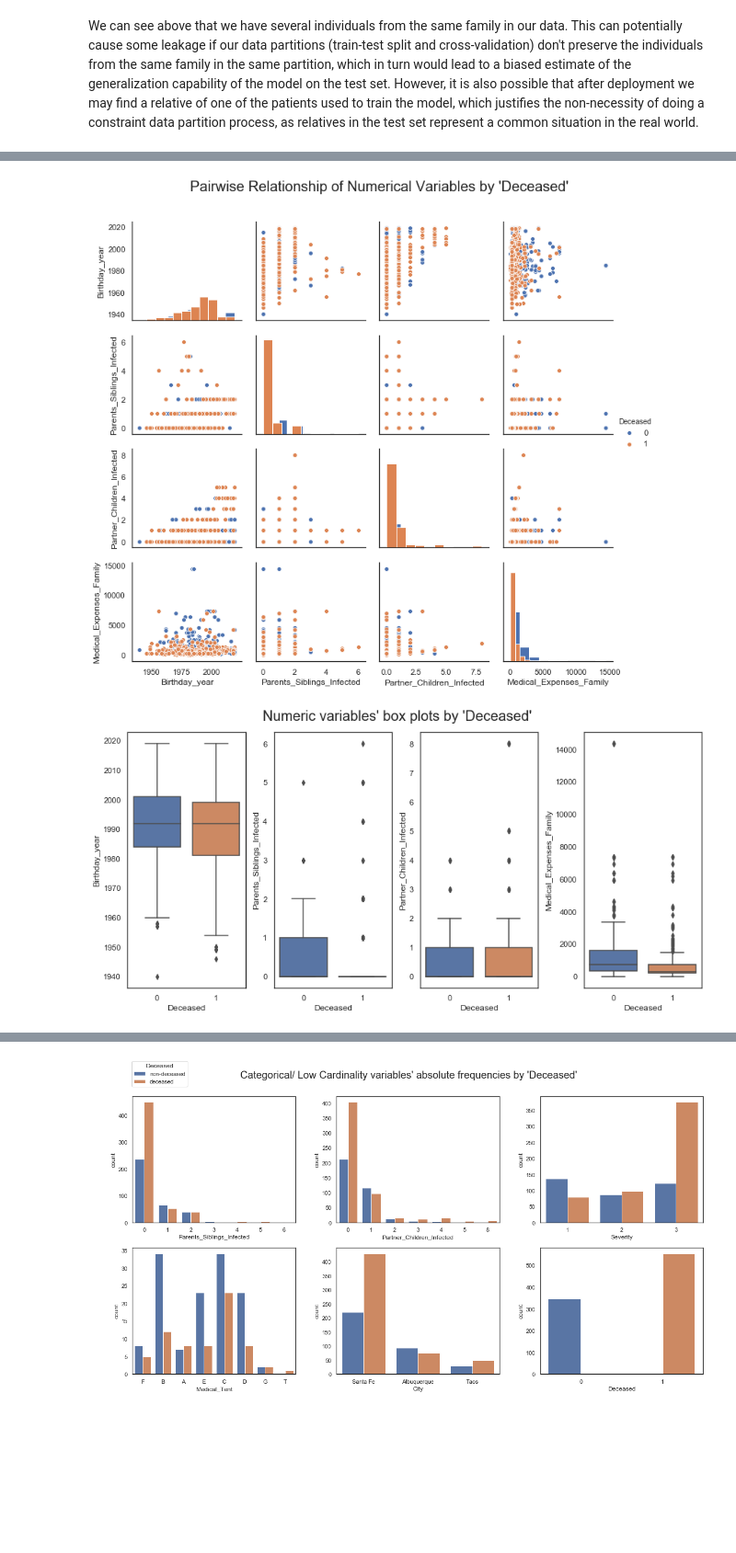
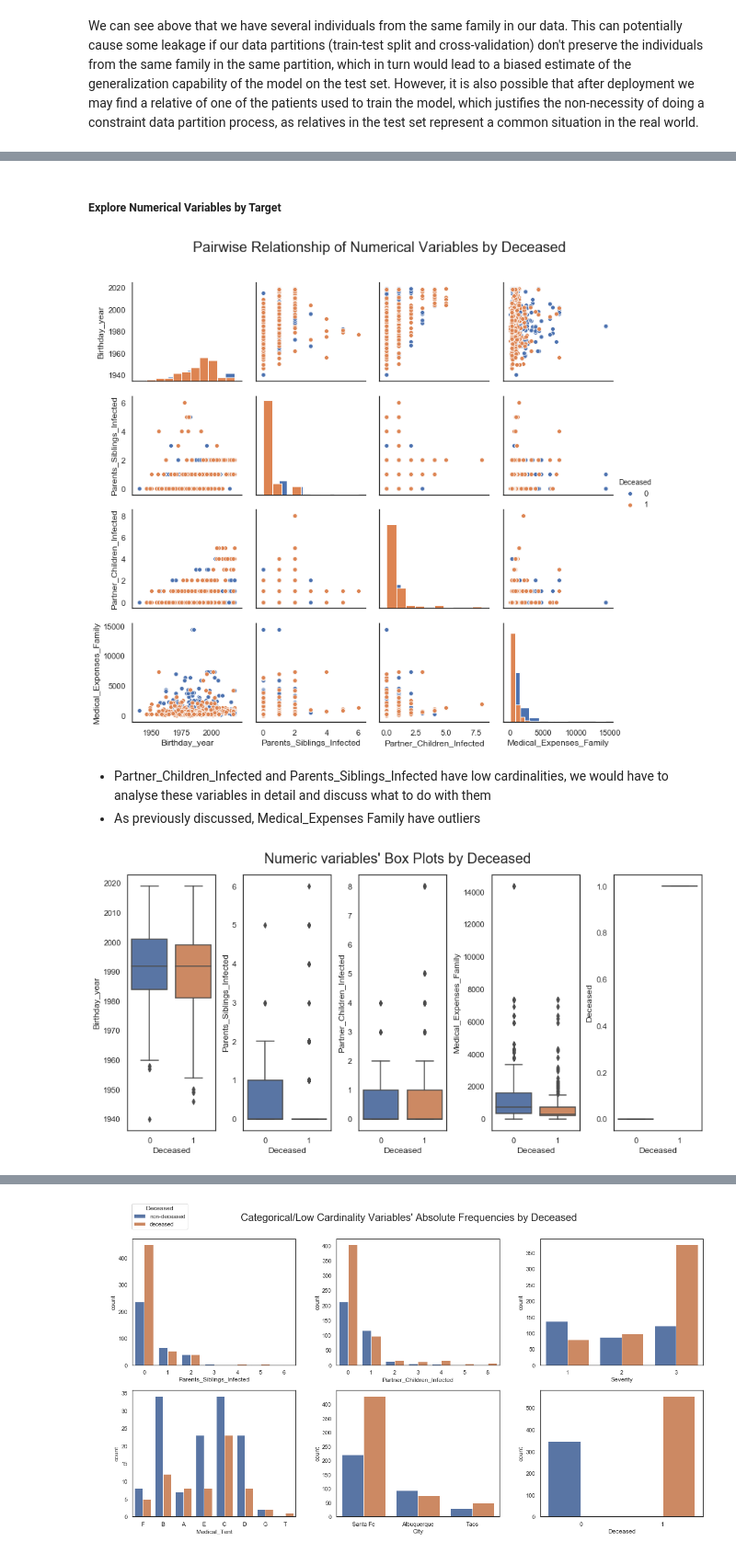
Before and after one commit to DavidSilva98/ML_project, a Jupyter notebook: group7.ipynb, the cells around one changed output, grey strips where cells are left out. Shown at 92% size. Saved outputs shown, nothing was run; the diff lists cells and outputs as text; code cells hidden in the pictures; blank space fills up the shorter version.

```diff
--- a/group7.ipynb
+++ b/group7.ipynb
@@ -209,4 +209,6 @@ lc_c_features = ["Severity", "Medical_Tent", "City", "Deceased"]  # low cardinal
 metric_features = train_df.columns.drop(lc_c_features + ["Family_Case_ID", "Name"]).to_list() + ["Deceased"]  # metric variables
+# %% [markdown]
+##### Explore Numerical Variables by Target
 # %%
 # data to plot
 sns.set(style="white")
@@ -216,27 +218,28 @@ g = sns.pairplot(train_df[metric_features], hue="Deceased", diag_kind="hist")
 
 # Layout
 plt.subplots_adjust(top=0.9)
-plt.suptitle("Pairwise Relationship of Numerical Variables by 'Deceased'", fontsize=20)
+plt.suptitle("Pairwise Relationship of Numerical Variables by Deceased", fontsize=20)
 plt.show()
 # %% [output]
-[figure, old version]
+[figure, new version]
+# %% [markdown]
+- Partner_Children_Infected and Parents_Siblings_Infected have low cardinalities, we would have to analyse these variables in detail and discuss what to do with them
+- As previously discussed, Medical_Expenses Family have outliers
 # %%
-sns.set(style="white")
-
 # features to plot
 plot_features = metric_features
-plot_features.remove("Deceased")
+#plot_features.remove("Deceased")
 
 # Prepare figure
 fig, axes = plt.subplots(1, len(plot_features), figsize=(12,6), constrained_layout=True)
 
 # Plot data
 for ax, f in zip(axes.flatten(), plot_features):
     sns.boxplot(y=f, data=train_df, ax=ax, x='Deceased')
 
 # Layout
-plt.suptitle("Numeric variables' box plots by 'Deceased'", fontsize=20)
+plt.suptitle("Numeric Variables' Box Plots by Deceased", fontsize=20)
 
 plt.show()
 # %% [output]
-[figure, old version]
+[figure, new version]
```
Also changed, not shown: parts of 27 cells of this notebook.
